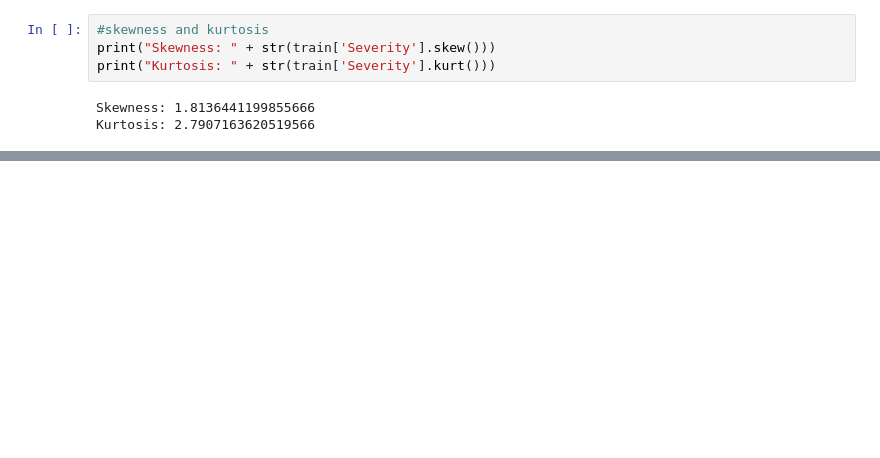
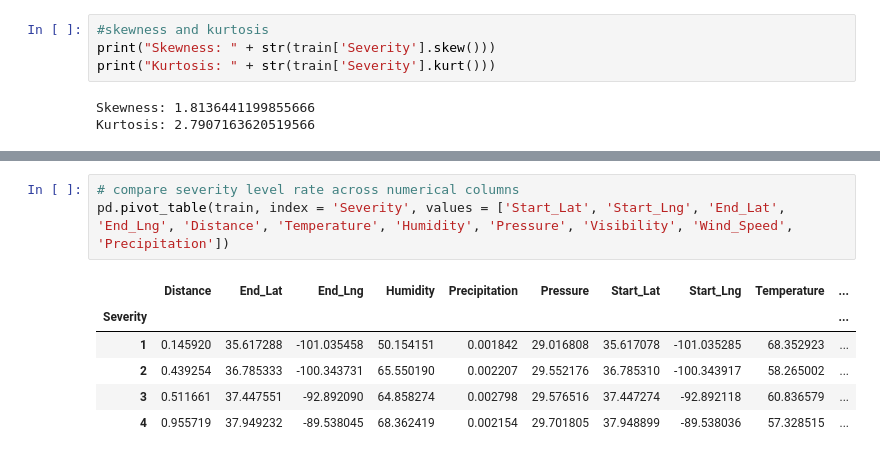
Before and after one commit to ChauHuynh1/severity_US_car_accident, a Jupyter notebook: TrafficAccident.ipynb, the cells around one changed output, grey strips where cells are left out. Saved outputs shown, nothing was run; the diff lists cells and outputs as text; blank space fills up the shorter version.

```diff
--- a/TrafficAccident.ipynb
+++ b/TrafficAccident.ipynb
@@ -2586,0 +2742,10 @@ To quantify the pairwise relationships, I compute the Pearson correlation coeffi
+# %%
+# compare severity level rate across numerical columns
+pd.pivot_table(train, index = 'Severity', values = ['Start_Lat', 'Start_Lng', 'End_Lat', 'End_Lng', 'Distance', 'Temperature', 'Humidity', 'Pressure', 'Visibility', 'Wind_Speed', 'Precipitation'])
+# %% [output]
+|  | Distance | End_Lat | End_Lng | Humidity | Precipitation | Pressure | Start_Lat | Start_Lng | Temperature | ... |
+| Severity |  |  |  |  |  |  |  |  |  | ... |
+| 1 | 0.145920 | 35.617288 | -101.035458 | 50.154151 | 0.001842 | 29.016808 | 35.617078 | -101.035285 | 68.352923 | ... |
+| 2 | 0.439254 | 36.785333 | -100.343731 | 65.550190 | 0.002207 | 29.552176 | 36.785310 | -100.343917 | 58.265002 | ... |
+| 3 | 0.511661 | 37.447551 | -92.892090 | 64.858274 | 0.002798 | 29.576516 | 37.447274 | -92.892118 | 60.836579 | ... |
+| 4 | 0.955719 | 37.949232 | -89.538045 | 68.362419 | 0.002154 | 29.701805 | 37.948899 | -89.538036 | 57.328515 | ... |
```
Also changed, not shown: parts of 79 cells of this notebook, 1 other file.
